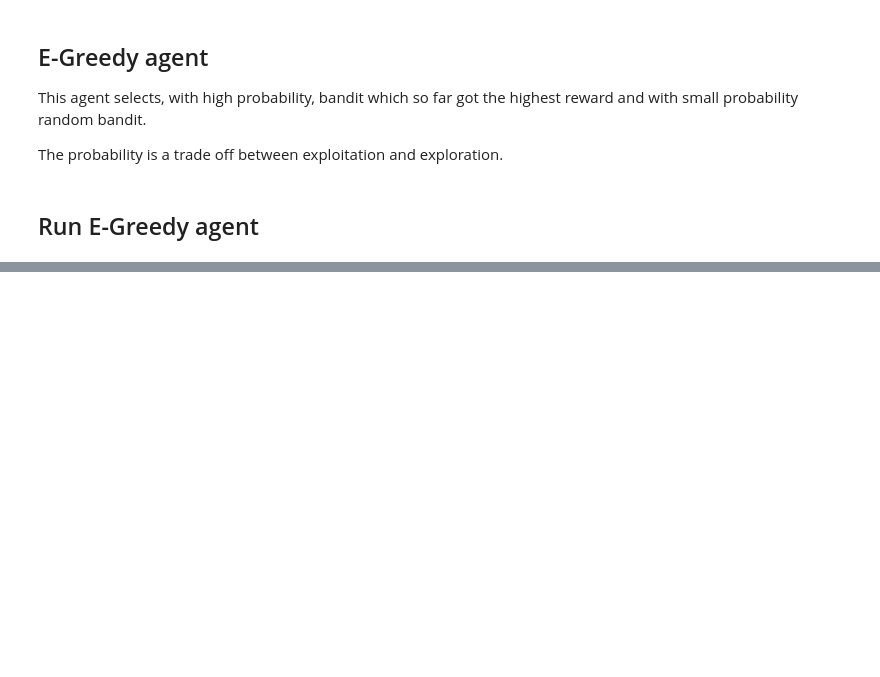
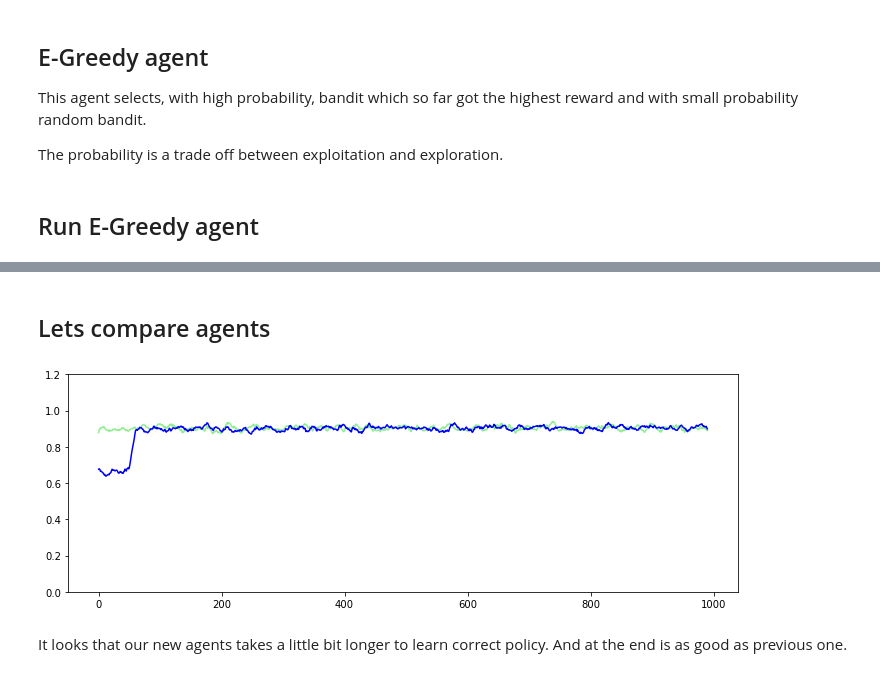
Before and after one commit to klangner/reinforcement-learning, a Jupyter notebook: notebooks/sutton/2.1 - k-armed-bandit.ipynb, the cells around one changed output, grey strips where cells are left out. Cells and saved outputs as stored; diff of their text form; code cells hidden in the pictures; blank space fills up the shorter version.

Commit message:
Added agent with incremental learning function

```diff
--- a/notebooks/sutton/2.1 - k-armed-bandit.ipynb
+++ b/notebooks/sutton/2.1 - k-armed-bandit.ipynb
@@ -137,0 +159,48 @@ plt.show()
+# %%
+class EGreedyAgent2:
+
+    def __init__(self, k, epsilon, alpha=0.01):
+        self.k = k
+        self.epsilon = epsilon
+        self.alpha = alpha
+        self.Q = np.zeros(k)
+
+    def choose_action(self):
+        """Select random bandit with probability epsilon.
+           Or best bandit otherwise
+        """
+        if np.random.rand() < self.epsilon:
+            return np.random.choice(range(self.k))
+        else:
+            return np.argmax(self.Q)
+
+    def learn(self, action, reward):
+        self.Q[action] = self.Q[action] + self.alpha*(reward-self.Q[action])
+# %% [markdown]
+## Lets compare agents
+# %%
+def run_greedy_agent2(bandits, num_episodes, epsilon):
+    # Agent
+    agent = EGreedyAgent2(k, epsilon, alpha=0.1)
+
+    # Learn Q-Table
+    rewards = []
+    for episode in range(num_episodes):
+        total_reward = 0
+        for j in range(100):
+            a = agent.choose_action()
+            reward = bandits[a].roll()
+            agent.learn(a, reward)
+            total_reward += reward
+        rewards.append(total_reward/100.0)
+    return moving_average(rewards, 10)
+
+
+plt.plot(run_greedy_agent(bandits, 1000, 0.01), color='lightgreen')
+plt.plot(run_greedy_agent2(bandits, 1000, 0.01), color='blue')
+plt.ylim([0, 1.2])
+plt.show()
+# %% [output]
+[figure, added]
+# %% [markdown]
+It looks that our new agents takes a little bit longer to learn correct policy. And at the end is as good as previous one.
```
Also changed, not shown: parts of 6 cells of this notebook.
